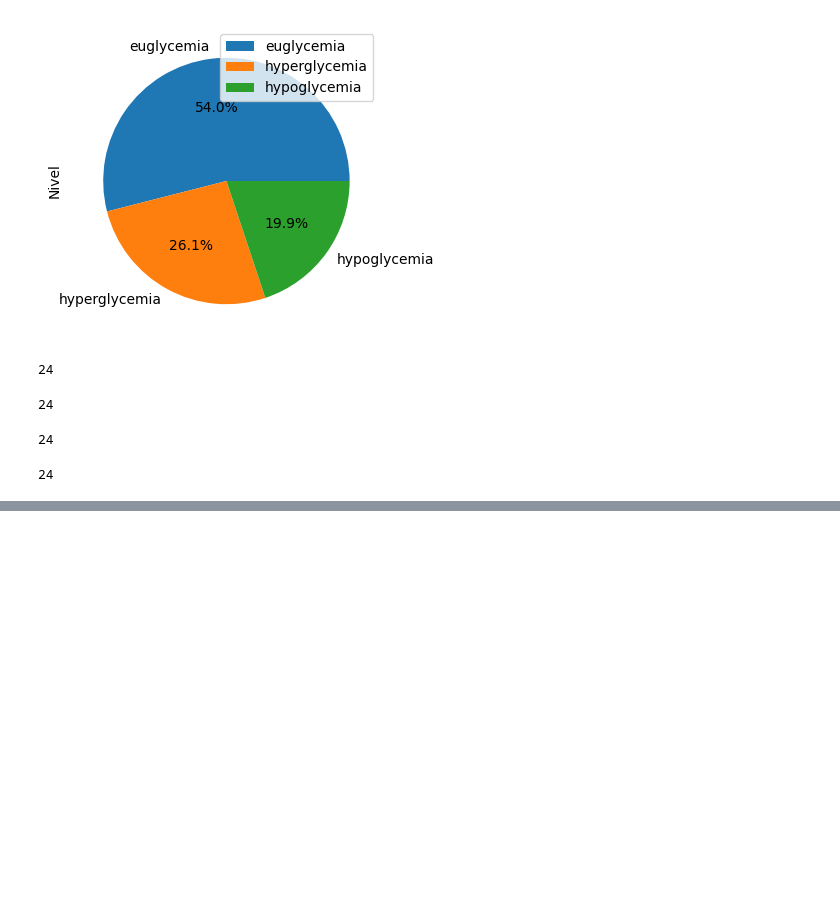
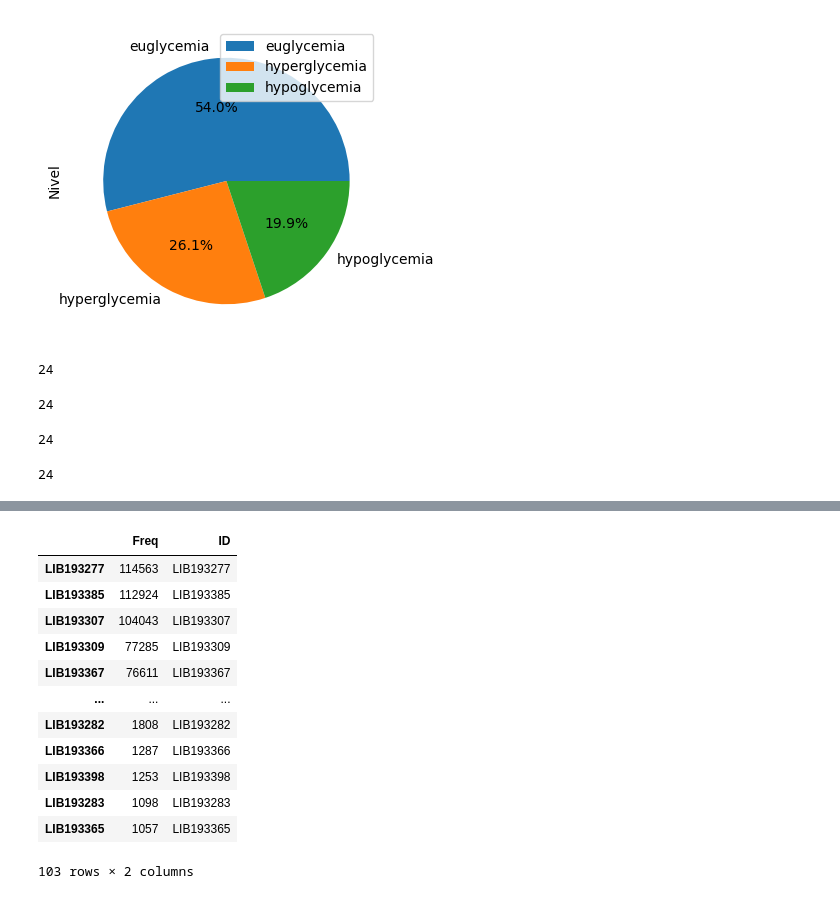
Before and after one commit to wmhr28/tfm-forecasting-glucose, a Jupyter notebook: 3.- Seleccionar los pacientes para evaluación.ipynb, the cells around one changed output, grey strips where cells are left out. Cells and saved outputs as stored; diff of their text form; code cells hidden in the pictures; blank space fills up the shorter version.

```diff
--- a/3.- Seleccionar los pacientes para evaluación.ipynb
+++ b/3.- Seleccionar los pacientes para evaluación.ipynb
@@ -1501,0 +1520,19 @@ print(len(eventosP4))
+# %%
+pacientesEvaluacion=[pq1,pq2,pq3,pq4]
+dfPacienteCount=dfPacienteCount[~dfPacienteCount.index.isin(pacientesEvaluacion)]
+dfPacienteCount['ID']=dfPacienteCount.index
+dfPacienteCount
+# %% [output]
+|  | Freq | ID |
+| LIB193277 | 114563 | LIB193277 |
+| LIB193385 | 112924 | LIB193385 |
+| LIB193307 | 104043 | LIB193307 |
+| LIB193309 | 77285 | LIB193309 |
+| LIB193367 | 76611 | LIB193367 |
+| ... | ... | ... |
+| LIB193282 | 1808 | LIB193282 |
+| LIB193366 | 1287 | LIB193366 |
+| LIB193398 | 1253 | LIB193398 |
+| LIB193283 | 1098 | LIB193283 |
+| LIB193365 | 1057 | LIB193365 |
+103 rows × 2 columns
```
Also changed, not shown: parts of 3 cells of this notebook, 1 other file.
